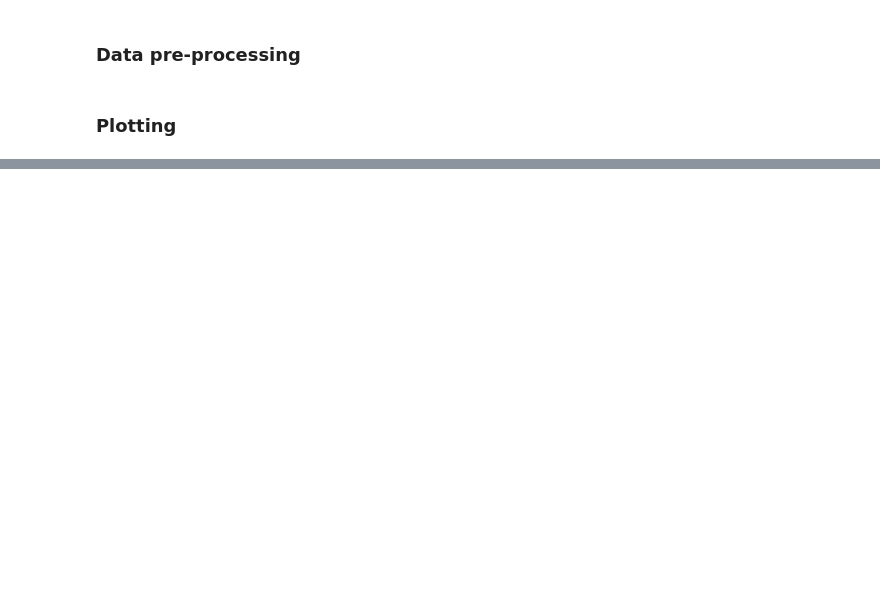
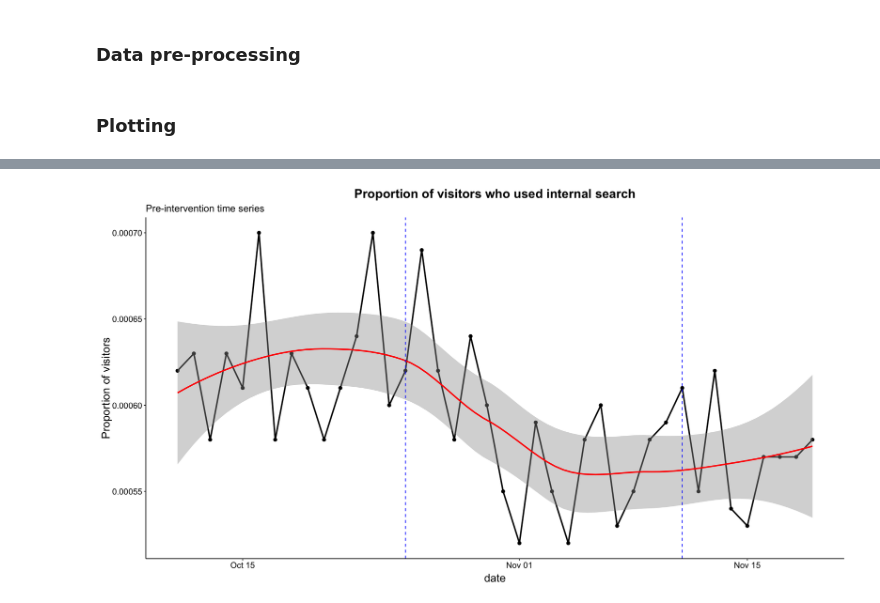
Before and after one commit to alphagov/govuk_ab_analysis, a Jupyter notebook: notebooks/2021_tests/Explore_pretest_timeseries.ipynb, the cells around one changed output, grey strips where cells are left out. Saved outputs shown, nothing was run; the diff lists cells and outputs as text; code cells hidden in the pictures; blank space fills up the shorter version.

```diff
--- a/notebooks/2021_tests/Explore_pretest_timeseries.ipynb
+++ b/notebooks/2021_tests/Explore_pretest_timeseries.ipynb
@@ -119,5 +146,7 @@ plot_timeseries(data=tb,
 # %%
 plot_timeseries(data=tb,
                ts_var="pc_visitors_that_used_search",
-               title="Percentage of visitors who used internal search",
-               x_title="% of visitors")
+               title="Proportion of visitors who used internal search",
+               x_title="Proportion of visitors")
+# %% [output]
+[figure, added]
```
Also changed, not shown: parts of 20 cells of this notebook.
